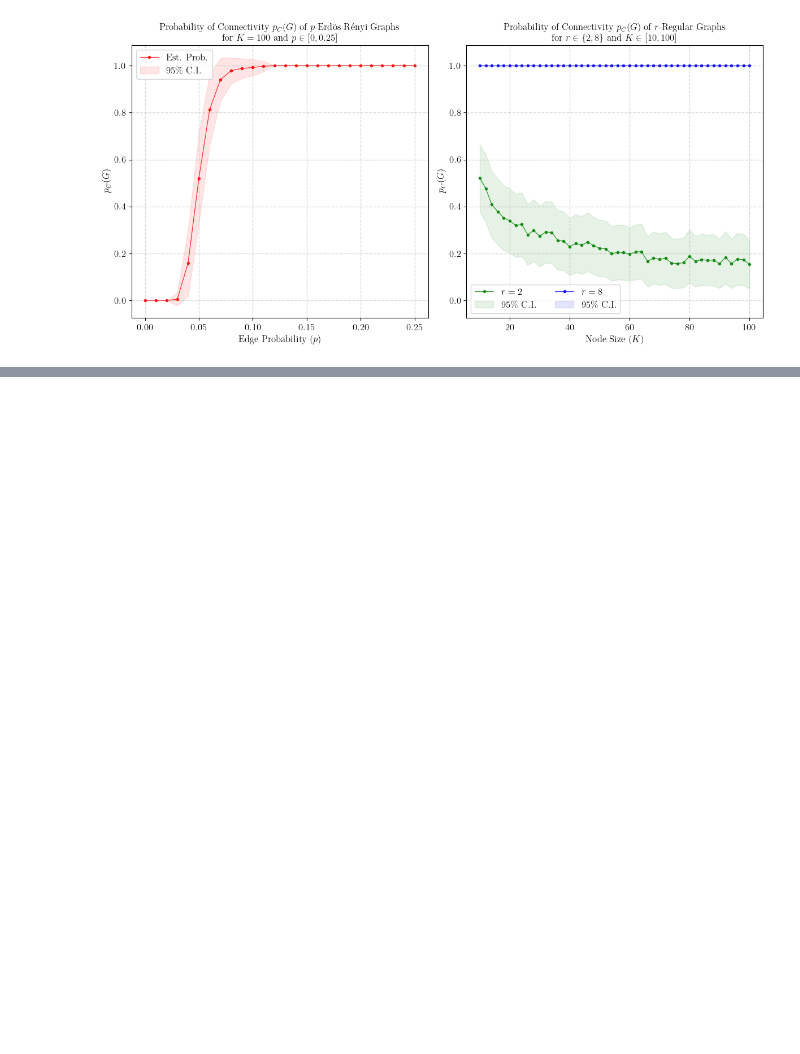
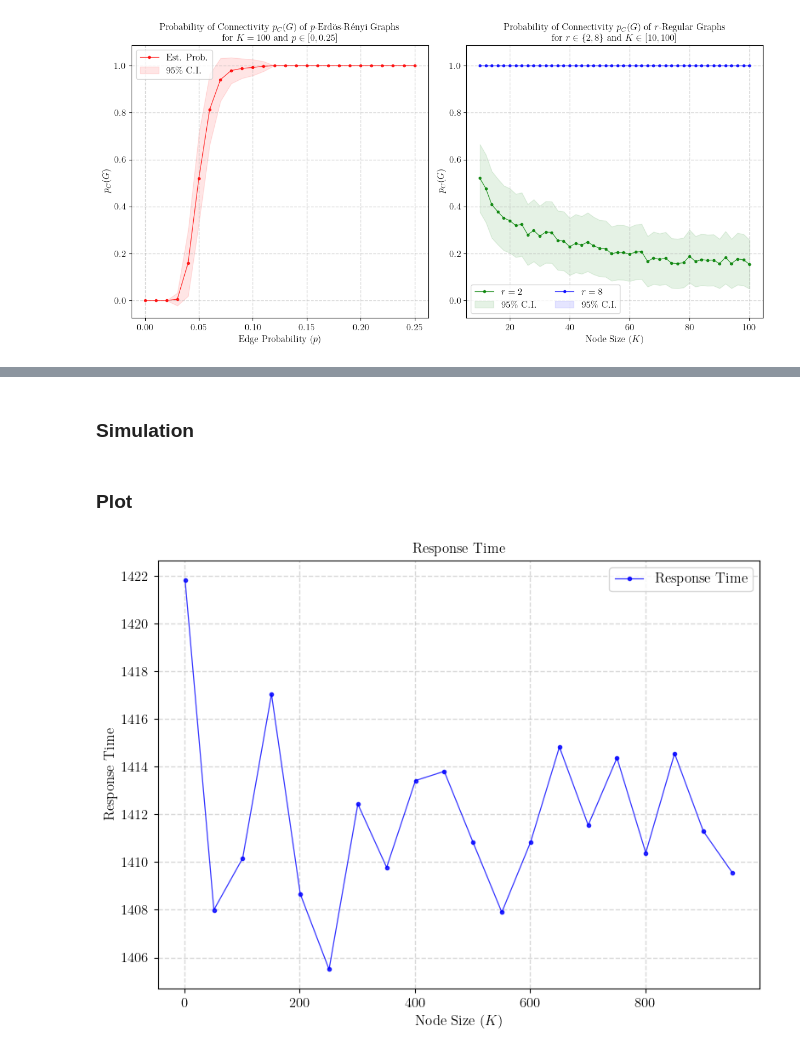
Before and after one commit to msancor/NBD-HW1, a Jupyter notebook: ch1.ipynb, the cells around one changed output, grey strips where cells are left out. Saved outputs shown, nothing was run; the diff lists cells and outputs as text; code cells hidden in the pictures; blank space fills up the shorter version.

```diff
--- a/ch1.ipynb
+++ b/ch1.ipynb
@@ -266,0 +419,2 @@ pass
+# %% [markdown]
+### Simulation
@@ -266,0 +438,39 @@ pass
+# %%
+N = 10000
+num_sim = 10
+
+E_R_jellylist = []
+
+for N_selected in range(1,N+1,200):
+    num_server = N_selected
+    sample_R_jelly = []
+    for _ in range(num_sim):
+        #Jellyfish
+        value_j = response_time(jelly, num_server, tau, L_f, f, expected_time, fixed_job_time_s, L_zero, capacity)
+        sample_R_jelly.append(value_j)
+    #J
+    E_R_jelly = np.mean(sample_R_jelly)
+    E_R_jellylist.append((N_selected, E_R_jelly))
+# %% [markdown]
+### Plot
+# %%
+N = 1000
+value_jelly = []
+
+for k in range(1, N+1, 50):
+    value_f = response_time_func(Capacity,tau_time,L_file,L_out,E_X_time,T_0_time,fraction,N)
+    value_j = response_time(jelly, k, tau, L_f, f, expected_time, fixed_job_time_s, L_zero, capacity)
+    value_jelly.append((k, value_j))
+# %%
+plt.figure(figsize=(8, 6))
+plt.plot([point[0] for point in value_jelly], [point[1] for point in value_jelly], '.-', color='b', linewidth=0.9, alpha=0.8, label='Response Time')
+plt.title("Response Time")
+plt.xlabel("Node Size ($K$)")
+plt.ylabel("Response Time")
+plt.grid(alpha=0.5, linestyle='--', linewidth=1)
+plt.legend()
+plt.tight_layout()
+
+plt.show()
+# %% [output]
+[figure, added]
```
Also changed, not shown: parts of 11 cells of this notebook.
